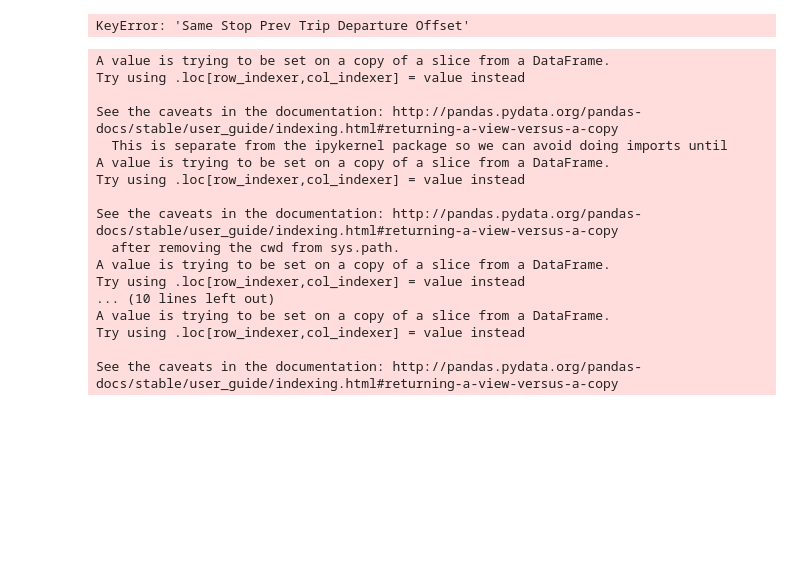
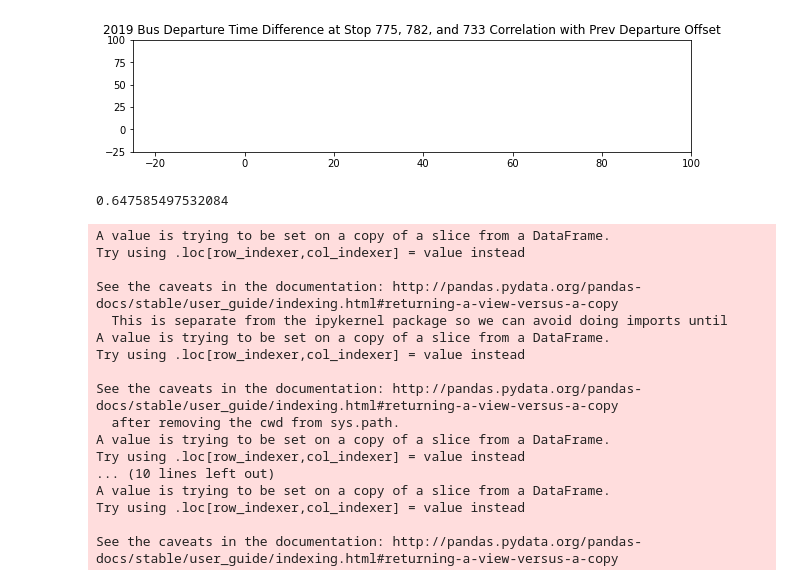
Before and after one commit to jairad26/LTC-Research-Challenge, a Jupyter notebook: feature selection/2019_feature_selection.ipynb, the cells around one changed output. Cells and saved outputs as stored; diff of their text form; code cells hidden in the pictures; blank space fills up the shorter version.

```diff
--- a/feature selection/2019_feature_selection.ipynb
+++ b/feature selection/2019_feature_selection.ipynb
@@ -79,53 +79,54 @@ No handles with labels found to put in legend.
 # %%
 stopactual = df.loc[df['Bus Stop ID'] == 775]
 stopactual['Difference (Minutes)'] = stopactual['Difference (Minutes)'].astype(int)
-stopactual['Same Stop Prev Trip Departure Offset'] = stopactual['Same Stop Prev Trip Departure Offset'].astype(int)
+stopactual['Prev Departure Offset'] = stopactual['Prev Departure Offset'].astype(int)
 
 f=plt.figure(figsize=(10,7))
 
 ax1=f.add_subplot(311)
 ax1.set_xlim(left = -25,right=100)
 ax1.set_ylim(bottom=-25,top=100)
-ax1.set(Title="2019 Bus Departure Time Difference at Stop 775, 782, and 733 Correlation with Same Stop Prev Trip Departure Offset")
+ax1.set(Title="2019 Bus Departure Time Difference at Stop 775, 782, and 733 Correlation with Prev Departure Offset")
 # plt.ylim(0,15)
-ax1.scatter(stopactual['Difference (Minutes)'], stopactual['Same Stop Prev Trip Departure Offset'], label = 'Stop 775')
-plt.setp(ax1.get_xticklabels(), visible=False)
+ax1.scatter(stopactual['Difference (Minutes)'], stopactual['Prev Departure Offset'], label = 'Stop 775')
+plt.setp(ax1.get_xticklabels(), visible=True)
 plt.legend()
 plt.grid()
 
 
 stopactual = df.loc[df['Bus Stop ID'] == 782]
 stopactual['Difference (Minutes)'] = stopactual['Difference (Minutes)'].astype(int)
-stopactual['Same Stop Prev Trip Departure Offset'] = stopactual['Same Stop Prev Trip Departure Offset'].astype(int)
+stopactual['Prev Departure Offset'] = stopactual['Prev Departure Offset'].astype(int)
 
 ax2=f.add_subplot(312, sharex=ax1, sharey=ax1)
-ax2.scatter(stopactual['Difference (Minutes)'], stopactual['Same Stop Prev Trip Departure Offset'], label = 'Stop 782', color='orange')
-plt.setp(ax2.get_xticklabels(), visible=False)
+ax2.scatter(stopactual['Difference (Minutes)'], stopactual['Prev Departure Offset'], label = 'Stop 782', color='orange')
+plt.setp(ax2.get_xticklabels(), visible=True)
 plt.legend()
 plt.grid()
 
 
 stopactual = df.loc[df['Bus Stop ID'] == 733]
 stopactual['Difference (Minutes)'] = stopactual['Difference (Minutes)'].astype(int)
-stopactual['Same Stop Prev Trip Departure Offset'] = stopactual['Same Stop Prev Trip Departure Offset'].astype(int)
+stopactual['Prev Departure Offset'] = stopactual['Prev Departure Offset'].astype(int)
 
 ax3=plt.subplot(313, sharex=ax1, sharey=ax1)
-ax3.scatter(stopactual['Difference (Minutes)'], stopactual['Same Stop Prev Trip Departure Offset'], label = 'Stop 733', color='green')
+ax3.scatter(stopactual['Difference (Minutes)'], stopactual['Prev Departure Offset'], label = 'Stop 733', color='green')
 plt.legend()
 plt.grid()
 
 ax3.set(xlabel="Current Departure Offset")
-ax2.set(ylabel="Same Stop Prev Trip Departure Offset")
+ax2.set(ylabel="Prev Departure Offset")
 
 locs, labels = plt.xticks()
 
 
 
 plt.show()
 
-df['Difference (Minutes)'].corr(df['Same Stop Prev Trip Departure Offset'])
+df['Difference (Minutes)'].corr(df['Prev Departure Offset'])
 # %% [output]
+[figure, added]
-KeyError: 'Same Stop Prev Trip Departure Offset'
+0.647585497532084
 # %%
 df['Actual Operating Speed'] = df['Actual Operating Speed'].fillna(0).astype(int)
 stopactual = df.loc[df['Bus Stop ID'] == 775]
```
Also changed, not shown: parts of 2 cells of this notebook.
